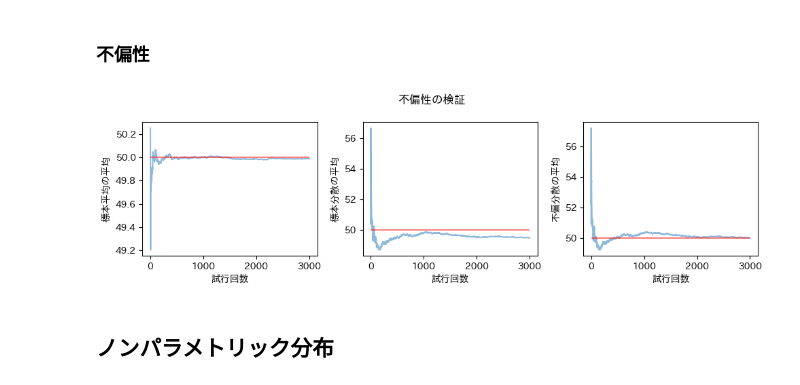
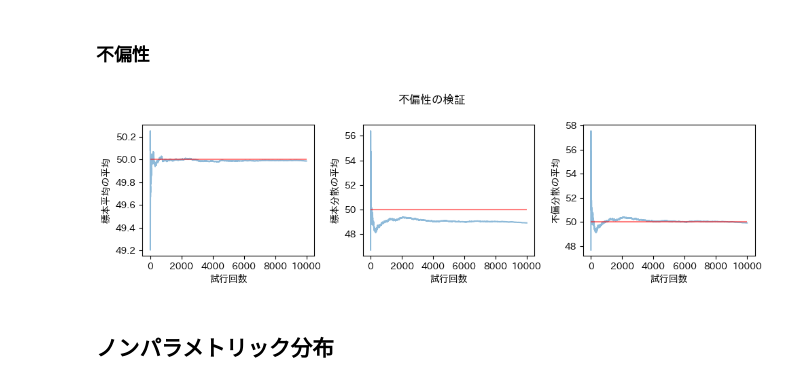
Before and after one commit to a-duty-rookie/blog, a Jupyter notebook: code/articles/article_00002_3/note.ipynb, the cells around one changed output. Cells and saved outputs as stored; diff of their text form; code cells hidden in the pictures.

```diff
--- a/code/articles/article_00002_3/note.ipynb
+++ b/code/articles/article_00002_3/note.ipynb
@@ -127,8 +127,8 @@ plt.show()
 # %%
 mu = 60 # 母平均の設定
 sigma_2 = 10**2 # 母分散の設定
-sample_size = 100 # サンプルサイズは100
-trial = 3000 # 試行回数を3000回
+sample_size = 50 # サンプルサイズは100
+trial = 10000 # 試行回数を3000回
 np.random.seed(SEED)
 
 # 各試行で得られる推定量を格納するリスト
@@ -274,8 +274,8 @@ plt.close()
 # %% [markdown]
 ### 不偏性
 # %%
-sample_size = 100 # サンプルサイズは100
-trial = 3000 # 試行回数を3000回
+sample_size = 50 # サンプルサイズは100
+trial = 10000 # 試行回数を3000回
 np.random.seed(SEED)
 
 # 各試行で得られる推定量を格納するリスト
@@ -304,34 +304,34 @@ fig, axes = plt.subplots(
 	nrows=1,
 	figsize=(10,3),
 	tight_layout=True,
 )
 
 for ax,score,answer,title in zip(
 	axes,
 	# [x_bar,S_2,s_2],
 	[mean_x_bar,mean_S_2,mean_s_2],
 	[lam,lam,lam],
 	['標本平均','標本分散','不偏分散']
 	):
 	ax.plot(
 		np.arange(trial)+1,
 		score,
 		alpha=.5,
 	)
 	ax.hlines(
 		xmin=0,
 		xmax=trial,
 		y=answer,
 		alpha=0.5,
 		colors='r',
 	)
 	ax.set_xlabel('試行回数')
 	ax.set_ylabel(f'{title}の平均')
 fig.suptitle('不偏性の検証')
 plt.savefig(f'{SAVE_DIR}/ポワソン母集団_不偏性.png',bbox_inches='tight')
 plt.show()
 # %% [output]
-[figure, old version]
+[figure, new version]
 # %% [markdown]
 ## ノンパラメトリック分布
 # %%
```
Also changed, not shown: parts of 4 cells of this notebook, 12 other files.
